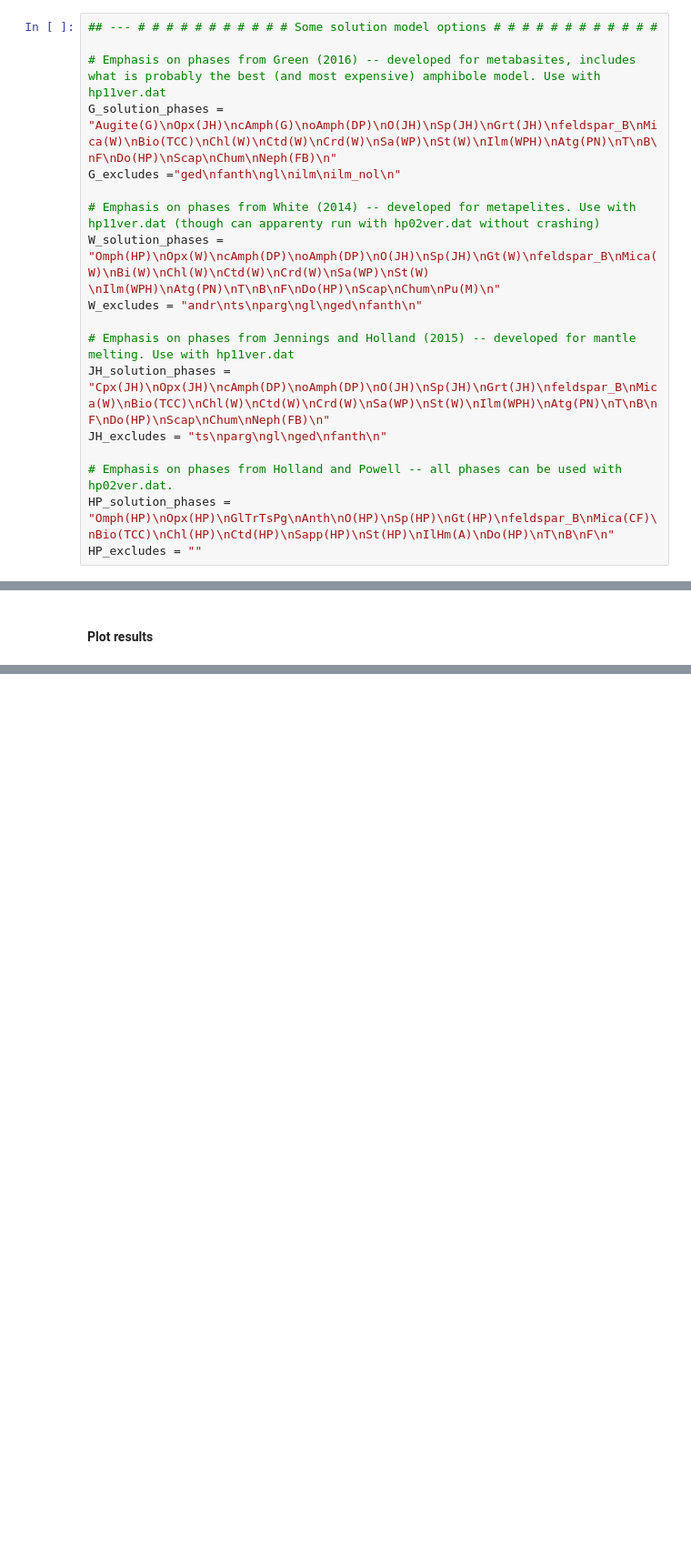
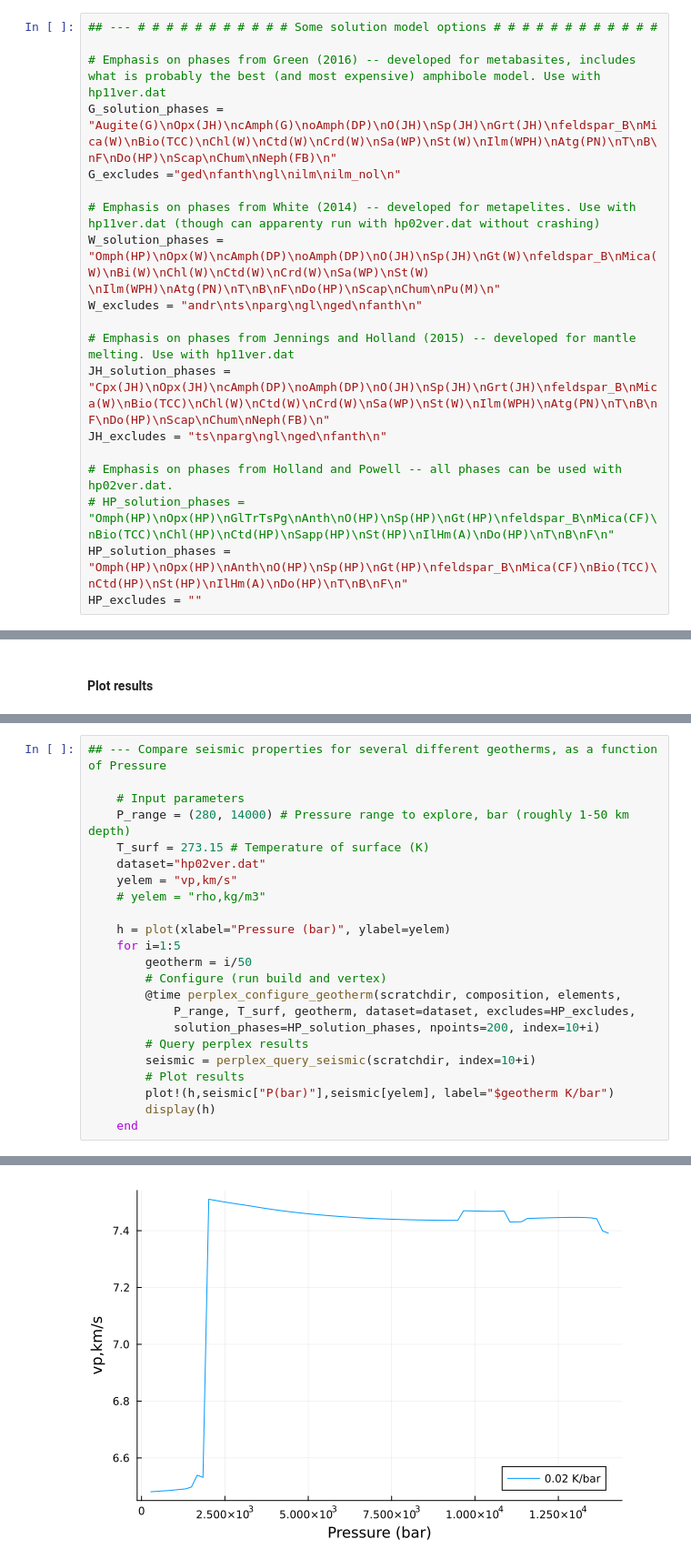
Before and after one commit to brenhinkeller/StatGeochem.jl, a Jupyter notebook: examples/PerplexExamples.ipynb, the cells around one changed output, grey strips where cells are left out. Shown at 91% size. Cells and saved outputs as stored; diff of their text form; blank space fills up the shorter version.

```diff
--- a/examples/PerplexExamples.ipynb
+++ b/examples/PerplexExamples.ipynb
@@ -96,7 +100,8 @@ JH_solution_phases = "Cpx(JH)\nOpx(JH)\ncAmph(DP)\noAmph(DP)\nO(JH)\nSp(JH)\nGrt
 JH_excludes = "ts\nparg\ngl\nged\nfanth\n"
 
 # Emphasis on phases from Holland and Powell -- all phases can be used with hp02ver.dat.
-HP_solution_phases = "Omph(HP)\nOpx(HP)\nGlTrTsPg\nAnth\nO(HP)\nSp(HP)\nGt(HP)\nfeldspar_B\nMica(CF)\nBio(TCC)\nChl(HP)\nCtd(HP)\nSapp(HP)\nSt(HP)\nIlHm(A)\nDo(HP)\nT\nB\nF\n"
+# HP_solution_phases = "Omph(HP)\nOpx(HP)\nGlTrTsPg\nAnth\nO(HP)\nSp(HP)\nGt(HP)\nfeldspar_B\nMica(CF)\nBio(TCC)\nChl(HP)\nCtd(HP)\nSapp(HP)\nSt(HP)\nIlHm(A)\nDo(HP)\nT\nB\nF\n"
+HP_solution_phases = "Omph(HP)\nOpx(HP)\nAnth\nO(HP)\nSp(HP)\nGt(HP)\nfeldspar_B\nMica(CF)\nBio(TCC)\nCtd(HP)\nSt(HP)\nIlHm(A)\nDo(HP)\nT\nB\nF\n"
 HP_excludes = ""
 # %% [output]
 ""
@@ -250,0 +311,24 @@ display(h)
+# %%
+## --- Compare seismic properties for several different geotherms, as a function of Pressure
+
+    # Input parameters
+    P_range = (280, 14000) # Pressure range to explore, bar (roughly 1-50 km depth)
+    T_surf = 273.15 # Temperature of surface (K)
+    dataset="hp02ver.dat"
+    yelem = "vp,km/s"
+    # yelem = "rho,kg/m3"
+
+    h = plot(xlabel="Pressure (bar)", ylabel=yelem)
+    for i=1:5
+        geotherm = i/50
+        # Configure (run build and vertex)
+        @time perplex_configure_geotherm(scratchdir, composition, elements,
+            P_range, T_surf, geotherm, dataset=dataset, excludes=HP_excludes,
+            solution_phases=HP_solution_phases, npoints=200, index=10+i)
+        # Query perplex results
+        seismic = perplex_query_seismic(scratchdir, index=10+i)
+        # Plot results
+        plot!(h,seismic["P(bar)"],seismic[yelem], label="$geotherm K/bar")
+        display(h)
+    end
+# %% [output]
@@ -250,0 +345 @@ display(h)
+[figure, added]
```
Also changed, not shown: parts of 18 cells of this notebook, 3 other files.
